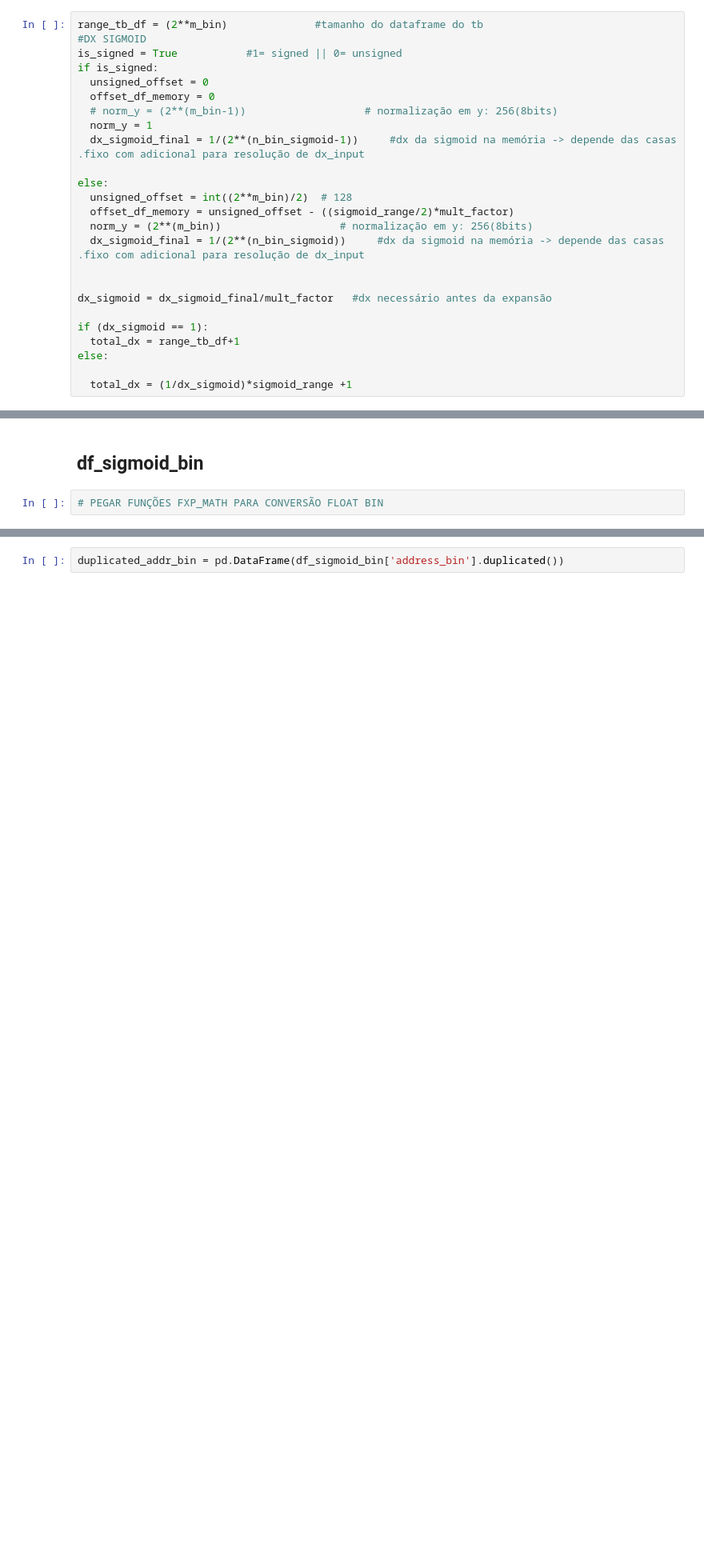
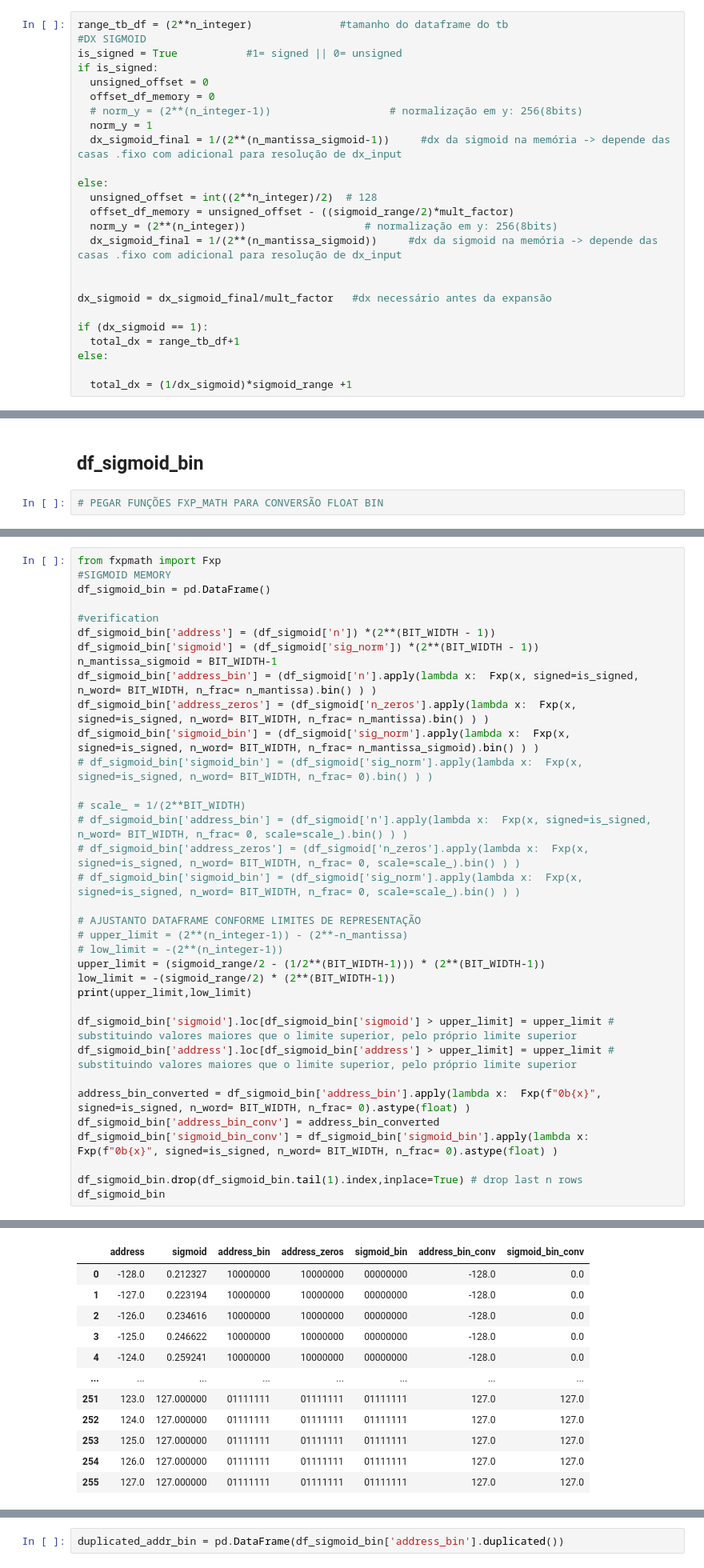
Before and after one commit to LuisSpader/DenseNN_to_VHDL, a Jupyter notebook: Python_script/utils/others/ROM.ipynb, the cells around one changed output, grey strips where cells are left out. Shown at 80% size. Drawn from its saved outputs; the diff is of its cells as text; blank space fills up the shorter version.

```diff
--- a/Python_script/utils/others/ROM.ipynb
+++ b/Python_script/utils/others/ROM.ipynb
@@ -25,19 +37,19 @@ mult_factor = 1                     # expande sigmoide
 # %%
-range_tb_df = (2**m_bin)              #tamanho do dataframe do tb
+range_tb_df = (2**n_integer)              #tamanho do dataframe do tb
 #DX SIGMOID
 is_signed = True           #1= signed || 0= unsigned
 if is_signed:
   unsigned_offset = 0
   offset_df_memory = 0
-  # norm_y = (2**(m_bin-1))                   # normalização em y: 256(8bits)
+  # norm_y = (2**(n_integer-1))                   # normalização em y: 256(8bits)
   norm_y = 1
-  dx_sigmoid_final = 1/(2**(n_bin_sigmoid-1))     #dx da sigmoid na memória -> depende das casas .fixo com adicional para resolução de dx_input
+  dx_sigmoid_final = 1/(2**(n_mantissa_sigmoid-1))     #dx da sigmoid na memória -> depende das casas .fixo com adicional para resolução de dx_input
 
 else:
-  unsigned_offset = int((2**m_bin)/2)  # 128
+  unsigned_offset = int((2**n_integer)/2)  # 128
   offset_df_memory = unsigned_offset - ((sigmoid_range/2)*mult_factor)
-  norm_y = (2**(m_bin))                   # normalização em y: 256(8bits)
-  dx_sigmoid_final = 1/(2**(n_bin_sigmoid))     #dx da sigmoid na memória -> depende das casas .fixo com adicional para resolução de dx_input
+  norm_y = (2**(n_integer))                   # normalização em y: 256(8bits)
+  dx_sigmoid_final = 1/(2**(n_mantissa_sigmoid))     #dx da sigmoid na memória -> depende das casas .fixo com adicional para resolução de dx_input
 
 
 dx_sigmoid = dx_sigmoid_final/mult_factor   #dx necessário antes da expansão
@@ -196,0 +210,36 @@ address_bin_converted = df_sigmoid_bin['address_bin'].apply(lambda x: binary_to_
+# %%
+from fxpmath import Fxp
+#SIGMOID MEMORY
+df_sigmoid_bin = pd.DataFrame()
+
+#verification
+df_sigmoid_bin['address'] = (df_sigmoid['n']) *(2**(BIT_WIDTH - 1))
+df_sigmoid_bin['sigmoid'] = (df_sigmoid['sig_norm']) *(2**(BIT_WIDTH - 1))
+n_mantissa_sigmoid = BIT_WIDTH-1
+df_sigmoid_bin['address_bin'] = (df_sigmoid['n'].apply(lambda x:  Fxp(x, signed=is_signed, n_word= BIT_WIDTH, n_frac= n_mantissa).bin() ) )
+df_sigmoid_bin['address_zeros'] = (df_sigmoid['n_zeros'].apply(lambda x:  Fxp(x, signed=is_signed, n_word= BIT_WIDTH, n_frac= n_mantissa).bin() ) )
+df_sigmoid_bin['sigmoid_bin'] = (df_sigmoid['sig_norm'].apply(lambda x:  Fxp(x, signed=is_signed, n_word= BIT_WIDTH, n_frac= n_mantissa_sigmoid).bin() ) )
+# df_sigmoid_bin['sigmoid_bin'] = (df_sigmoid['sig_norm'].apply(lambda x:  Fxp(x, signed=is_signed, n_word= BIT_WIDTH, n_frac= 0).bin() ) )
+
+# scale_ = 1/(2**BIT_WIDTH)
+# df_sigmoid_bin['address_bin'] = (df_sigmoid['n'].apply(lambda x:  Fxp(x, signed=is_signed, n_word= BIT_WIDTH, n_frac= 0, scale=scale_).bin() ) )
+# df_sigmoid_bin['address_zeros'] = (df_sigmoid['n_zeros'].apply(lambda x:  Fxp(x, signed=is_signed, n_word= BIT_WIDTH, n_frac= 0, scale=scale_).bin() ) )
+# df_sigmoid_bin['sigmoid_bin'] = (df_sigmoid['sig_norm'].apply(lambda x:  Fxp(x, signed=is_signed, n_word= BIT_WIDTH, n_frac= 0, scale=scale_).bin() ) )
+
+# AJUSTANTO DATAFRAME CONFORME LIMITES DE REPRESENTAÇÃO
+# upper_limit = (2**(n_integer-1)) - (2**-n_mantissa)
+# low_limit = -(2**(n_integer-1))
+upper_limit = (sigmoid_range/2 - (1/2**(BIT_WIDTH-1))) * (2**(BIT_WIDTH-1))
+low_limit = -(sigmoid_range/2) * (2**(BIT_WIDTH-1))
+print(upper_limit,low_limit)
+
+df_sigmoid_bin['sigmoid'].loc[df_sigmoid_bin['sigmoid'] > upper_limit] = upper_limit # substituindo valores maiores que o limite superior, pelo próprio limite superior
+df_sigmoid_bin['address'].loc[df_sigmoid_bin['address'] > upper_limit] = upper_limit # substituindo valores maiores que o limite superior, pelo próprio limite superior
+
+address_bin_converted = df_sigmoid_bin['address_bin'].apply(lambda x:  Fxp(f"0b{x}", signed=is_signed, n_word= BIT_WIDTH, n_frac= 0).astype(float) )
+df_sigmoid_bin['address_bin_conv'] = address_bin_converted
+df_sigmoid_bin['sigmoid_bin_conv'] = df_sigmoid_bin['sigmoid_bin'].apply(lambda x:  Fxp(f"0b{x}", signed=is_signed, n_word= BIT_WIDTH, n_frac= 0).astype(float) )
+
+df_sigmoid_bin.drop(df_sigmoid_bin.tail(1).index,inplace=True) # drop last n rows
+df_sigmoid_bin
+# %% [output]
@@ -196,0 +256,12 @@ address_bin_converted = df_sigmoid_bin['address_bin'].apply(lambda x: binary_to_
+|  | address | sigmoid | address_bin | address_zeros | sigmoid_bin | address_bin_conv | sigmoid_bin_conv |
+| 0 | -128.0 | 0.212327 | 10000000 | 10000000 | 00000000 | -128.0 | 0.0 |
+| 1 | -127.0 | 0.223194 | 10000000 | 10000000 | 00000000 | -128.0 | 0.0 |
+| 2 | -126.0 | 0.234616 | 10000000 | 10000000 | 00000000 | -128.0 | 0.0 |
+| 3 | -125.0 | 0.246622 | 10000000 | 10000000 | 00000000 | -128.0 | 0.0 |
+| 4 | -124.0 | 0.259241 | 10000000 | 10000000 | 00000000 | -128.0 | 0.0 |
+| ... | ... | ... | ... | ... | ... | ... | ... |
+| 251 | 123.0 | 127.000000 | 01111111 | 01111111 | 01111111 | 127.0 | 127.0 |
+| 252 | 124.0 | 127.000000 | 01111111 | 01111111 | 01111111 | 127.0 | 127.0 |
+| 253 | 125.0 | 127.000000 | 01111111 | 01111111 | 01111111 | 127.0 | 127.0 |
+| 254 | 126.0 | 127.000000 | 01111111 | 01111111 | 01111111 | 127.0 | 127.0 |
+| 255 | 127.0 | 127.000000 | 01111111 | 01111111 | 01111111 | 127.0 | 127.0 |
```
Also changed, not shown: parts of 28 cells of this notebook, 3 other files.
